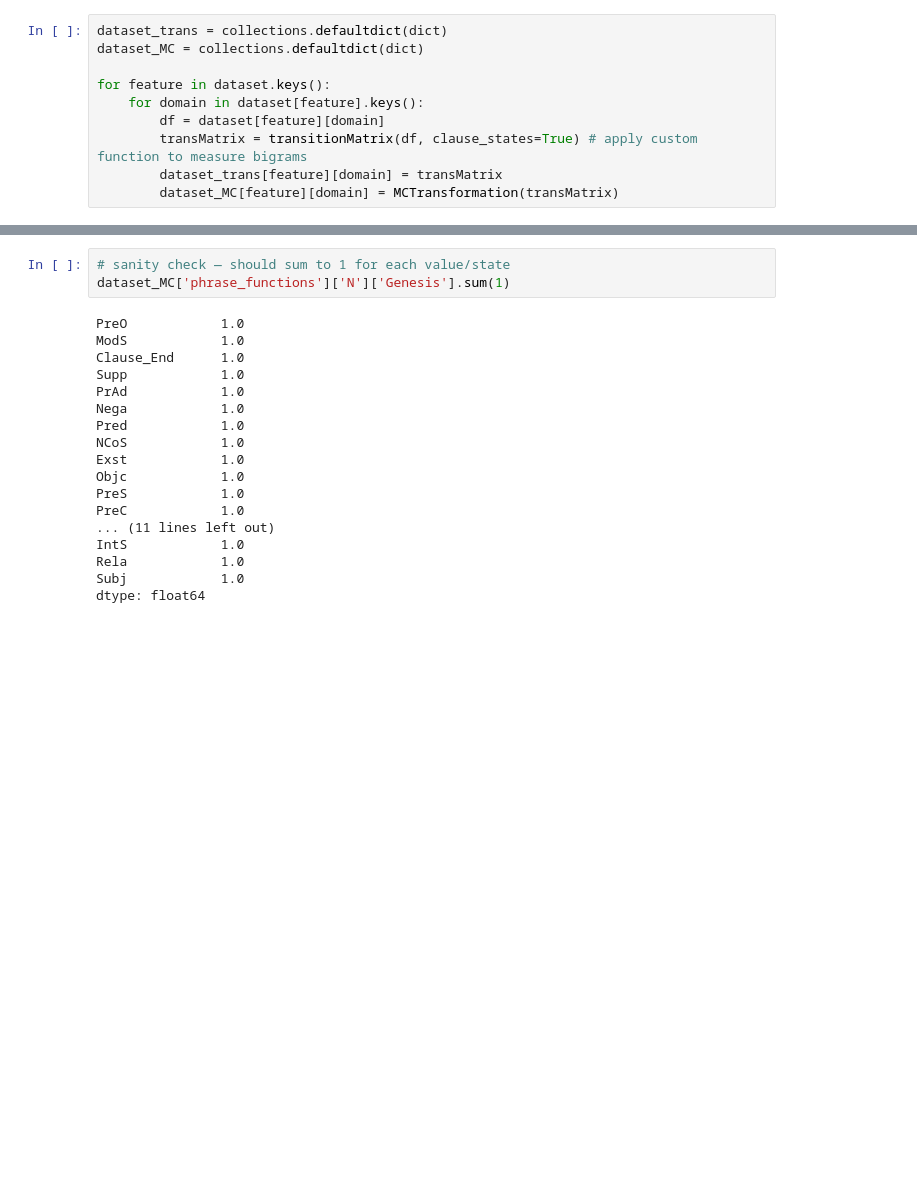
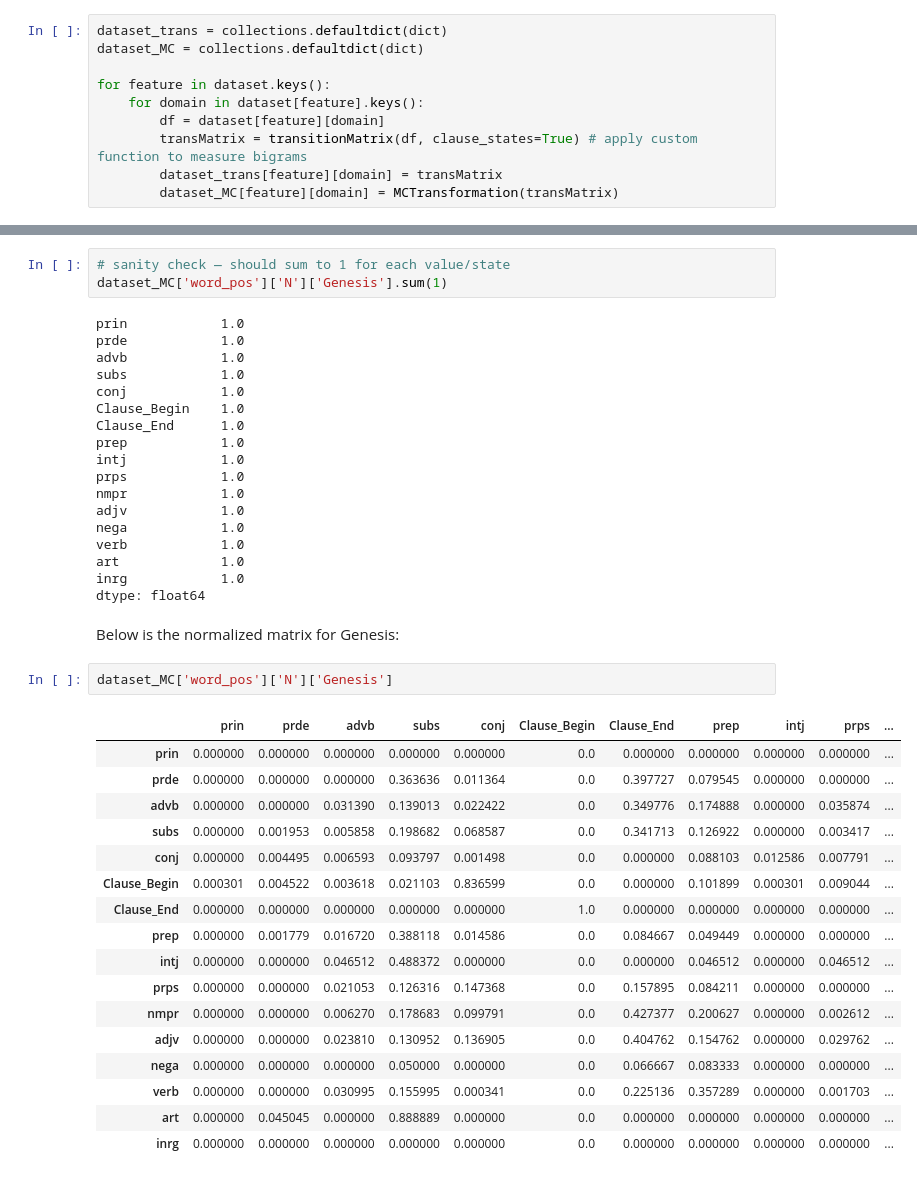
Before and after one commit to ETCBC/Probabilistic_Language_Change, a Jupyter notebook: analysis.ipynb, the cells around one changed output, grey strips where cells are left out. Cells and saved outputs as stored; diff of their text form; blank space fills up the shorter version.

```diff
--- a/analysis.ipynb
+++ b/analysis.ipynb
@@ -314,21 +340,43 @@ dataset_trans['word_pos']['N']['Genesis']
 # %%
 # sanity check — should sum to 1 for each value/state
-dataset_MC['phrase_functions']['N']['Genesis'].sum(1)
+dataset_MC['word_pos']['N']['Genesis'].sum(1)
 # %% [output]
-PreO            1.0
-ModS            1.0
+prin            1.0
+prde            1.0
+advb            1.0
+subs            1.0
+conj            1.0
+Clause_Begin    1.0
 Clause_End      1.0
-Supp            1.0
-PrAd            1.0
-Nega            1.0
-Pred            1.0
-NCoS            1.0
-Exst            1.0
-Objc            1.0
-PreS            1.0
-PreC            1.0
-... (11 lines left out)
-IntS            1.0
-Rela            1.0
-Subj            1.0
+prep            1.0
+intj            1.0
+prps            1.0
+nmpr            1.0
+adjv            1.0
+nega            1.0
+verb            1.0
+art             1.0
+inrg            1.0
 dtype: float64
+# %% [markdown]
+Below is the normalized matrix for Genesis:
+# %%
+dataset_MC['word_pos']['N']['Genesis']
+# %% [output]
+|  | prin | prde | advb | subs | conj | Clause_Begin | Clause_End | prep | intj | prps | ... |
+| prin | 0.000000 | 0.000000 | 0.000000 | 0.000000 | 0.000000 | 0.0 | 0.000000 | 0.000000 | 0.000000 | 0.000000 | ... |
+| prde | 0.000000 | 0.000000 | 0.000000 | 0.363636 | 0.011364 | 0.0 | 0.397727 | 0.079545 | 0.000000 | 0.000000 | ... |
+| advb | 0.000000 | 0.000000 | 0.031390 | 0.139013 | 0.022422 | 0.0 | 0.349776 | 0.174888 | 0.000000 | 0.035874 | ... |
+| subs | 0.000000 | 0.001953 | 0.005858 | 0.198682 | 0.068587 | 0.0 | 0.341713 | 0.126922 | 0.000000 | 0.003417 | ... |
+| conj | 0.000000 | 0.004495 | 0.006593 | 0.093797 | 0.001498 | 0.0 | 0.000000 | 0.088103 | 0.012586 | 0.007791 | ... |
+| Clause_Begin | 0.000301 | 0.004522 | 0.003618 | 0.021103 | 0.836599 | 0.0 | 0.000000 | 0.101899 | 0.000301 | 0.009044 | ... |
+| Clause_End | 0.000000 | 0.000000 | 0.000000 | 0.000000 | 0.000000 | 1.0 | 0.000000 | 0.000000 | 0.000000 | 0.000000 | ... |
+| prep | 0.000000 | 0.001779 | 0.016720 | 0.388118 | 0.014586 | 0.0 | 0.084667 | 0.049449 | 0.000000 | 0.000000 | ... |
+| intj | 0.000000 | 0.000000 | 0.046512 | 0.488372 | 0.000000 | 0.0 | 0.000000 | 0.046512 | 0.000000 | 0.046512 | ... |
+| prps | 0.000000 | 0.000000 | 0.021053 | 0.126316 | 0.147368 | 0.0 | 0.157895 | 0.084211 | 0.000000 | 0.000000 | ... |
+| nmpr | 0.000000 | 0.000000 | 0.006270 | 0.178683 | 0.099791 | 0.0 | 0.427377 | 0.200627 | 0.000000 | 0.002612 | ... |
+| adjv | 0.000000 | 0.000000 | 0.023810 | 0.130952 | 0.136905 | 0.0 | 0.404762 | 0.154762 | 0.000000 | 0.029762 | ... |
+| nega | 0.000000 | 0.000000 | 0.000000 | 0.050000 | 0.000000 | 0.0 | 0.066667 | 0.083333 | 0.000000 | 0.000000 | ... |
+| verb | 0.000000 | 0.000000 | 0.030995 | 0.155995 | 0.000341 | 0.0 | 0.225136 | 0.357289 | 0.000000 | 0.001703 | ... |
+| art | 0.000000 | 0.045045 | 0.000000 | 0.888889 | 0.000000 | 0.0 | 0.000000 | 0.000000 | 0.000000 | 0.000000 | ... |
+| inrg | 0.000000 | 0.000000 | 0.000000 | 0.000000 | 0.000000 | 0.0 | 0.000000 | 0.000000 | 0.000000 | 0.000000 | ... |
```
Also changed, not shown: parts of 15 cells of this notebook.
